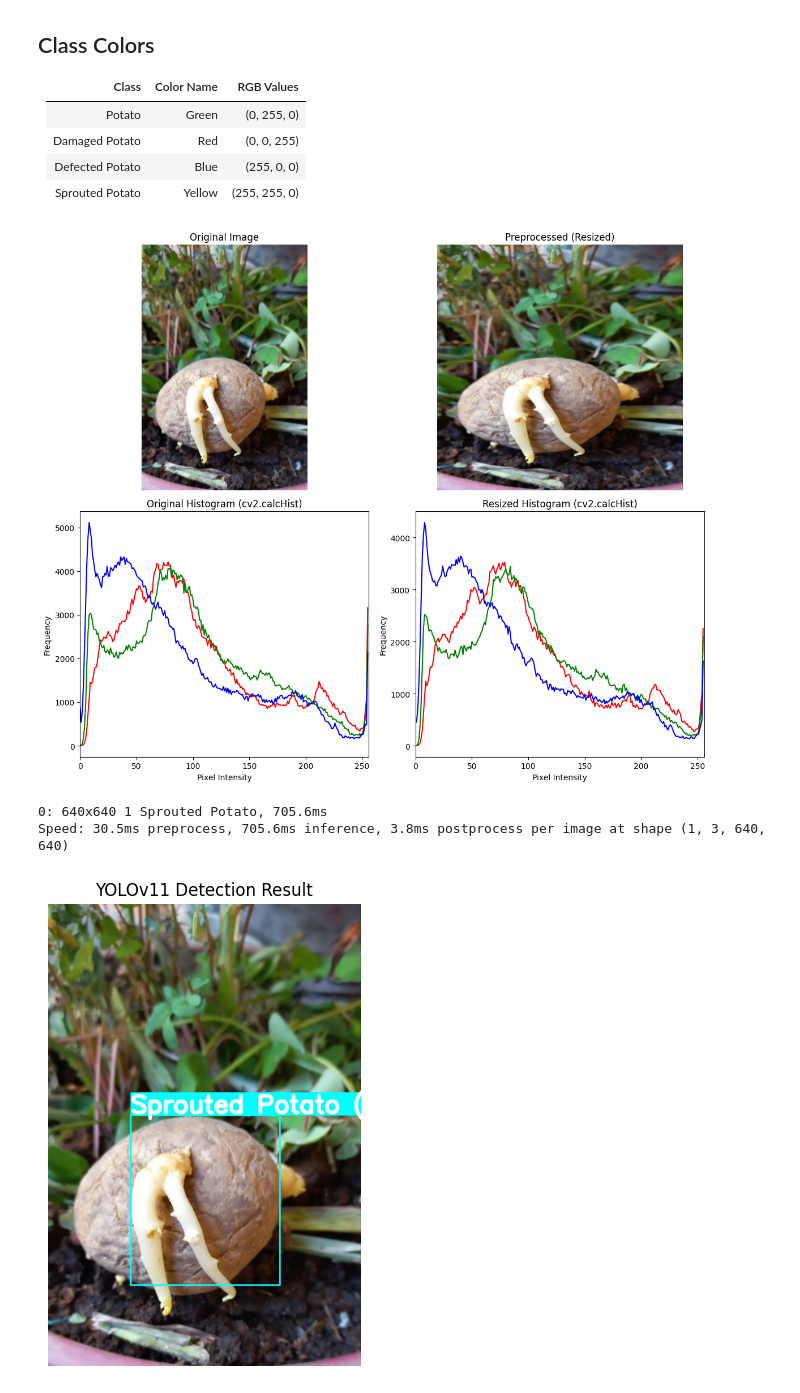
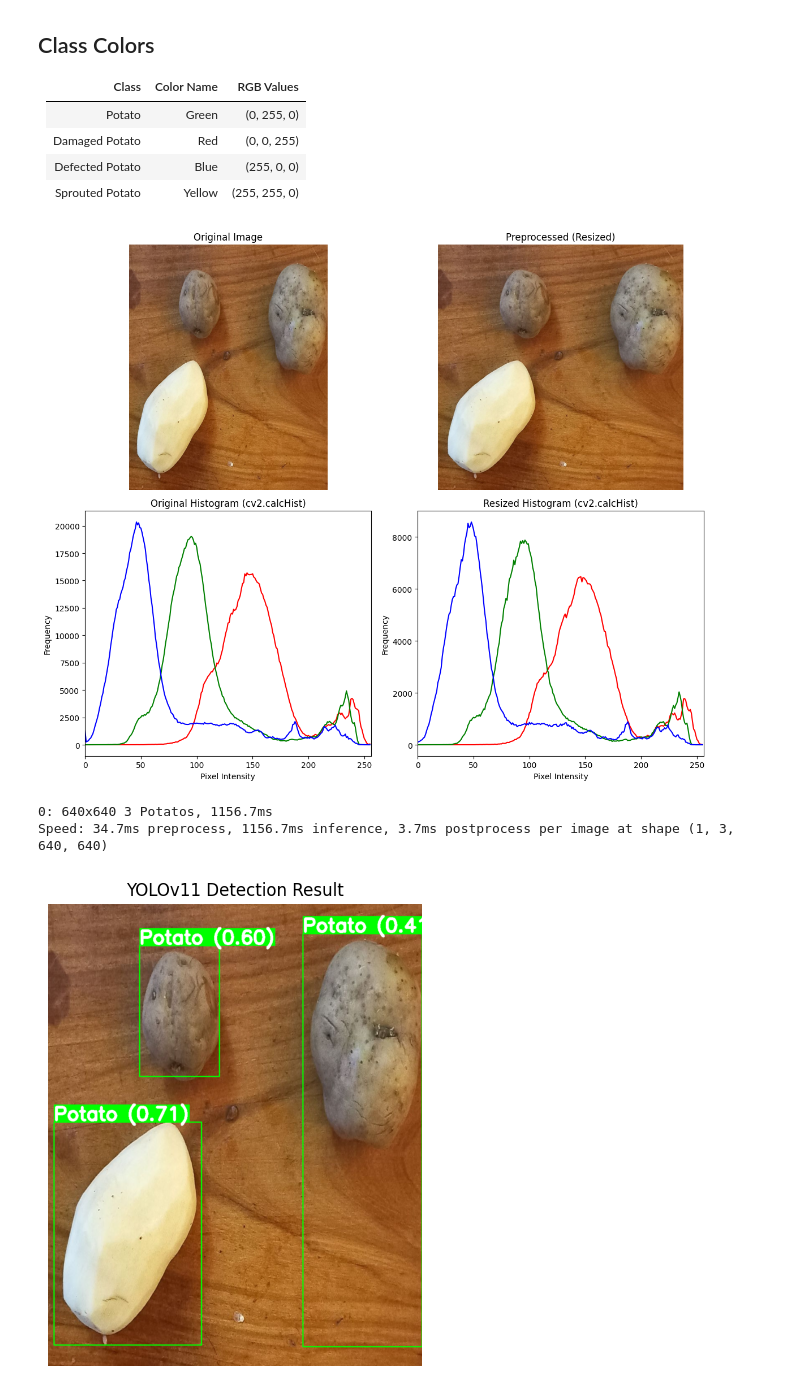
Before and after one commit to tinsaeabreham45/potato_detection, a Jupyter notebook: pDetect/test_model.ipynb, the cells around one changed output. Saved outputs shown, nothing was run; the diff lists cells and outputs as text; code cells hidden in the pictures.

```diff
--- a/pDetect/test_model.ipynb
+++ b/pDetect/test_model.ipynb
@@ -153,35 +153,35 @@ def detect_and_annotate_potato(preprocessed_image, original_image, model_path="m
             label = f"{label_name} ({conf:.2f})"
             color = class_colors.get(label_name, (255, 255, 255))
 
 
             x1_orig = int(x1 * orig_w / proc_w)
             y1_orig = int(y1 * orig_h / proc_h)
             x2_orig = int(x2 * orig_w / proc_w)
             y2_orig = int(y2 * orig_h / proc_h)
 
 
             cv2.rectangle(original_image, (x1_orig, y1_orig), (x2_orig, y2_orig), color, thickness)
             (text_w, text_h), _ = cv2.getTextSize(label, font, font_scale, thickness)
             cv2.rectangle(original_image, (x1_orig, y1_orig - text_h - 10), (x1_orig + text_w, y1_orig), color, -1)
             cv2.putText(original_image, label, (x1_orig, y1_orig - 5), font, font_scale, (255, 255, 255), thickness_font)
 
 
     annotated_rgb = cv2.cvtColor(original_image, cv2.COLOR_BGR2RGB)
 
     plt.figure(figsize=(6, 6))
     plt.imshow(annotated_rgb)
     plt.title("YOLOv11 Detection Result")
     plt.axis("off")
     plt.show()
 
 
 
 # image_path = "images/59.jpg"
-image_path = "images/photo_2025-04-25_16-51-49.jpg"
+image_path = "images/test2.jpg"
 preprocessed_image, original_image = preprocess_image(image_path)
 detect_and_annotate_potato(preprocessed_image, original_image)
 # %% [output]
-[figure, old version]
+[figure, new version]
-0: 640x640 1 Sprouted Potato, 705.6ms
-Speed: 30.5ms preprocess, 705.6ms inference, 3.8ms postprocess per image at shape (1, 3, 640, 640)
+0: 640x640 3 Potatos, 1156.7ms
+Speed: 34.7ms preprocess, 1156.7ms inference, 3.7ms postprocess per image at shape (1, 3, 640, 640)
-[figure, old version]
+[figure, new version]
```
Also changed, not shown: parts of 1 cell of this notebook, 3 other files.
